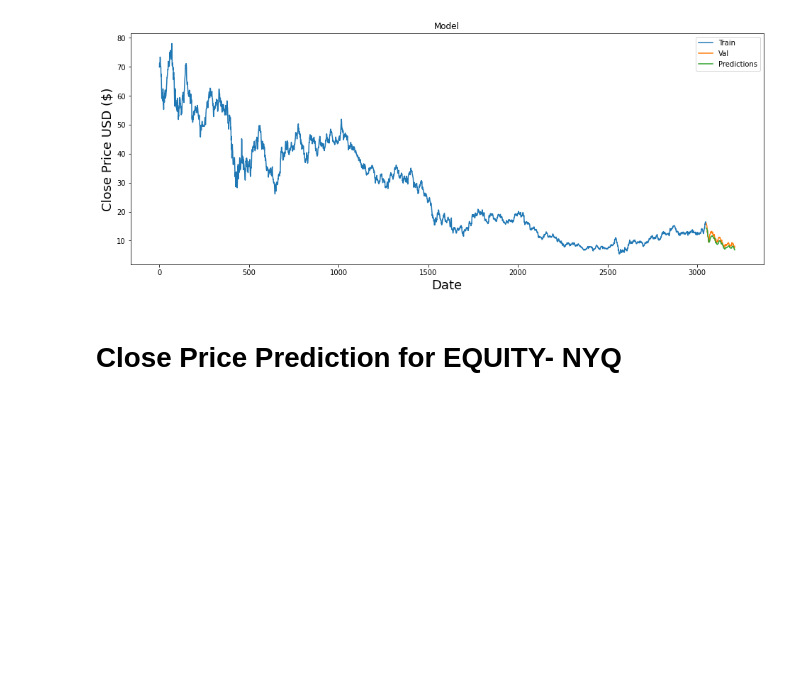
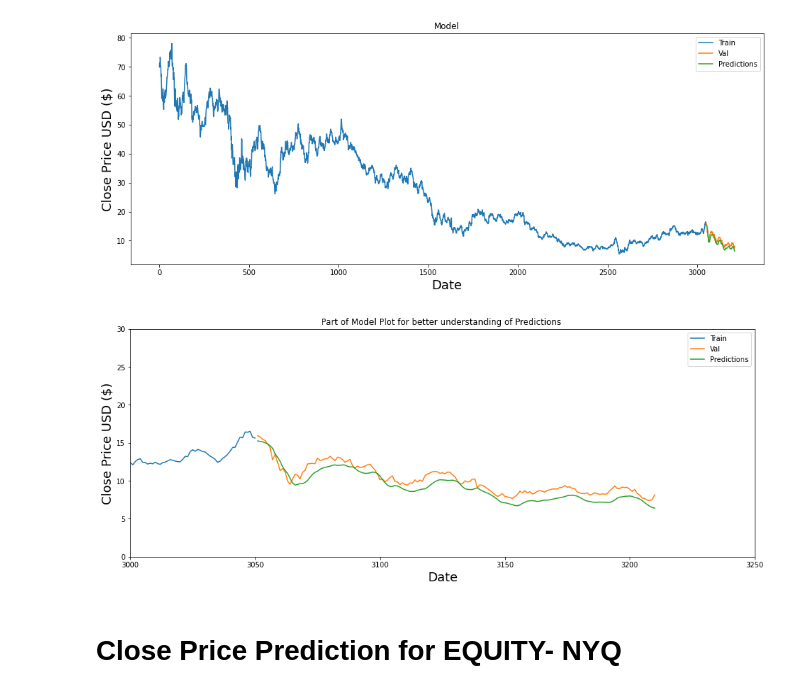
Before and after one commit to SandKrish/LSTM, a Jupyter notebook: deutsche-bank-stock-prediction-using-lstm.ipynb, the cells around one changed output. Cells and saved outputs as stored; diff of their text form; code cells hidden in the pictures; blank space fills up the shorter version.

Commit message:
Kaggle Notebook | Deutsche-Bank-Stock Prediction Using LSTM | Version 4

```diff
--- a/deutsche-bank-stock-prediction-using-lstm.ipynb
+++ b/deutsche-bank-stock-prediction-using-lstm.ipynb
@@ -387,6 +416,17 @@ Try using .loc[row_indexer,col_indexer] = value instead
 See the caveats in the documentation: https://pandas.pydata.org/pandas-docs/stable/user_guide/indexing.html#returning-a-view-versus-a-copy
   after removing the cwd from sys.path.
 [figure]
+# %%
+plt.figure(figsize=(16,6))
+plt.title('Part of Model Plot for better understanding of Predictions ')
+plt.xlabel('Date', fontsize=18);plt.ylabel('Close Price USD ($)', fontsize=18)
+plt.xlim(3000,3250);plt.ylim(0,30)
+plt.plot(train['Close'])
+plt.plot(valid[['Close', 'Predictions']])
+plt.legend(['Train', 'Val', 'Predictions'], loc='upper right')
+plt.show()
+# %% [output]
+[figure, added]
 # %% [markdown]
 # Close Price Prediction for EQUITY- NYQ
 # %%
```
Also changed, not shown: parts of 9 cells of this notebook.
